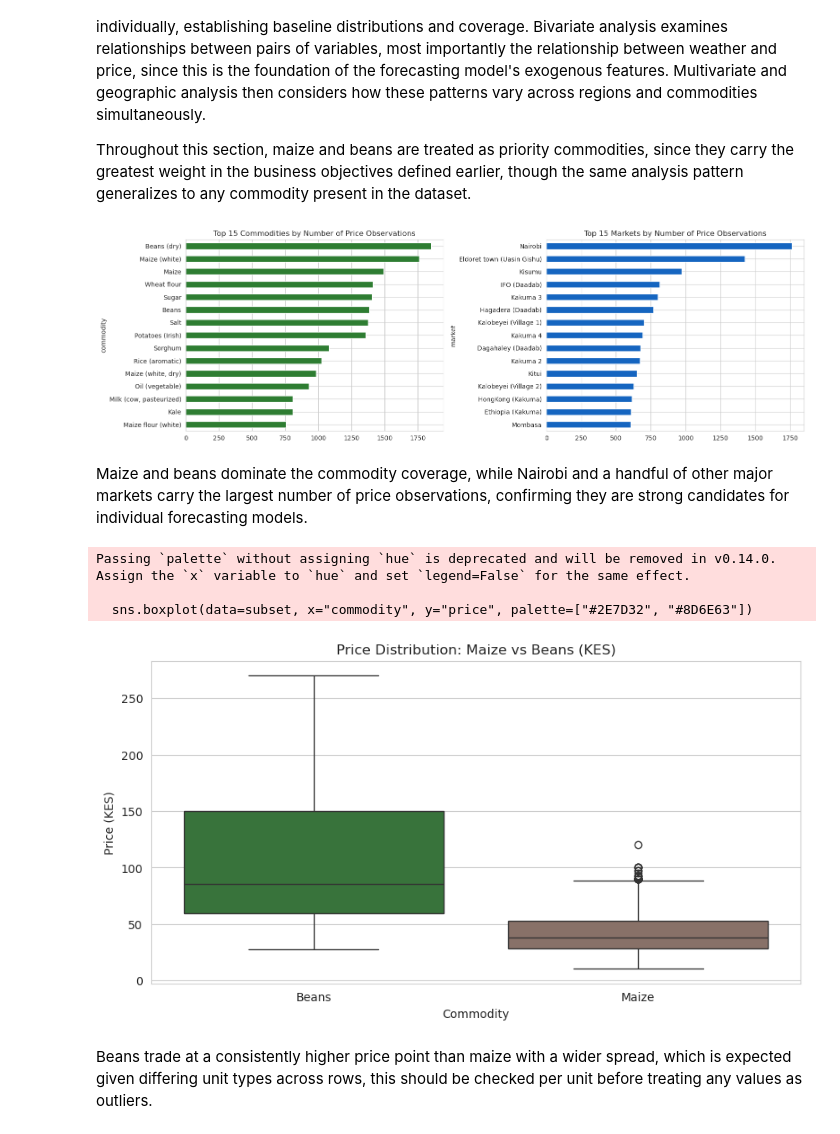
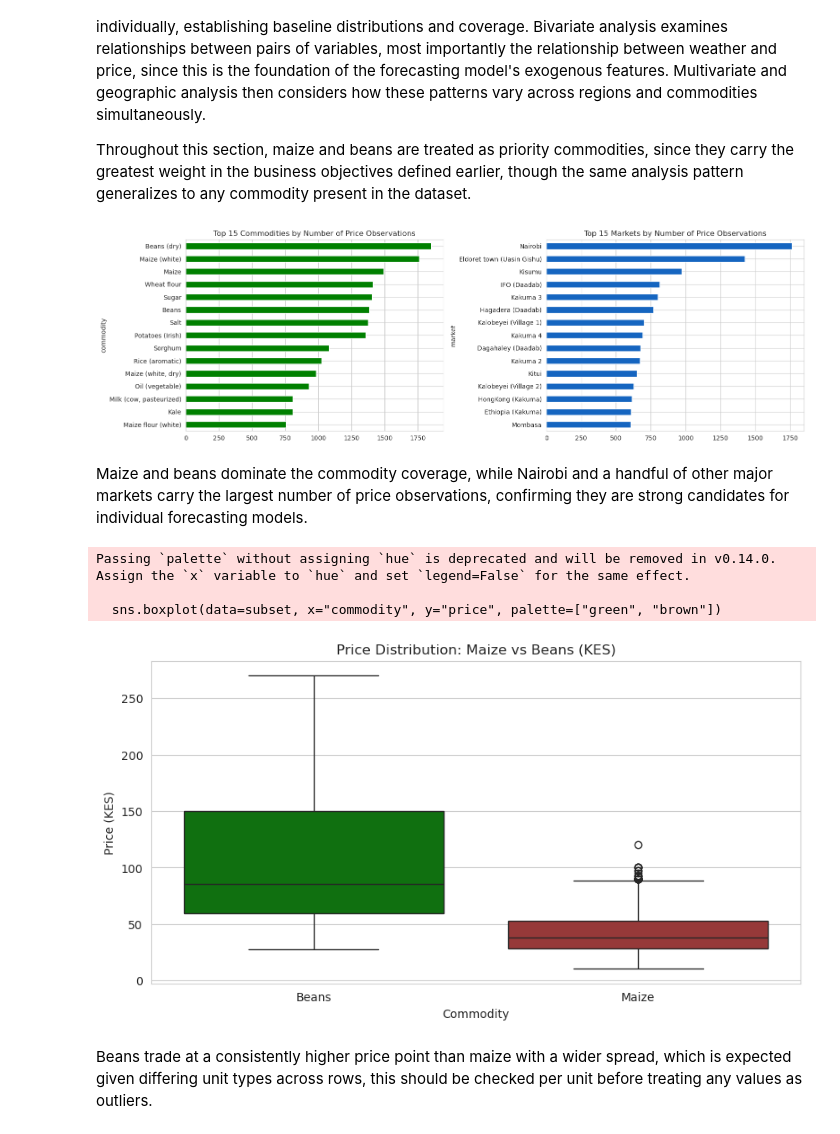
Before and after one commit to kevinkiplangat432/Predictive-Time-Series-Pipeline-using-a-Dual-Input-LSTM-and-Geospatial-Mapping, a Jupyter notebook: kenyan_prices_food.ipynb, the cells around one changed output. Cells and saved outputs as stored; diff of their text form; code cells hidden in the pictures.

```diff
--- a/kenyan_prices_food.ipynb
+++ b/kenyan_prices_food.ipynb
@@ -320,36 +331,36 @@ commodity_counts = prices["commodity"].value_counts().head(15)
 market_counts = prices["market"].value_counts().head(15)
 
 fig, axes = plt.subplots(1, 2, figsize=(16, 5))
-commodity_counts.plot(kind="barh", ax=axes[0], color="#2E7D32")
+commodity_counts.plot(kind="barh", ax=axes[0], color="green")
 axes[0].set_title("Top 15 Commodities by Number of Price Observations")
 axes[0].invert_yaxis()
 
-market_counts.plot(kind="barh", ax=axes[1], color="#1565C0")
+market_counts.plot(kind="barh", ax=axes[1], color="blue")
 axes[1].set_title("Top 15 Markets by Number of Price Observations")
 axes[1].invert_yaxis()
 
 plt.tight_layout()
 plt.show()
 # %% [output]
-[figure, old version]
+[figure, new version]
 # %% [markdown]
 Maize and beans dominate the commodity coverage, while Nairobi and a handful of other major markets carry the largest number of price observations, confirming they are strong candidates for individual forecasting models.
 # %%
 # price spread for the two priority commodities (Univariate)
 priority_commodities = ["Maize", "Beans"]
 subset = prices[prices["commodity"].isin(priority_commodities)]
 
 plt.figure(figsize=(10, 5))
-sns.boxplot(data=subset, x="commodity", y="price", palette=["#2E7D32", "#8D6E63"])
+sns.boxplot(data=subset, x="commodity", y="price", palette=["green", "brown"])
 plt.title("Price Distribution: Maize vs Beans (KES)")
 plt.ylabel("Price (KES)")
 plt.xlabel("Commodity")
 plt.show()
 # %% [output]
 Passing `palette` without assigning `hue` is deprecated and will be removed in v0.14.0. Assign the `x` variable to `hue` and set `legend=False` for the same effect.
 
-  sns.boxplot(data=subset, x="commodity", y="price", palette=["#2E7D32", "#8D6E63"])
+  sns.boxplot(data=subset, x="commodity", y="price", palette=["green", "brown"])
-[figure, old version]
+[figure, new version]
 # %% [markdown]
 Beans trade at a consistently higher price point than maize with a wider spread, which is expected given differing unit types across rows, this should be checked per unit before treating any values as outliers.
 # %%
```
Also changed, not shown: parts of 7 cells of this notebook.
